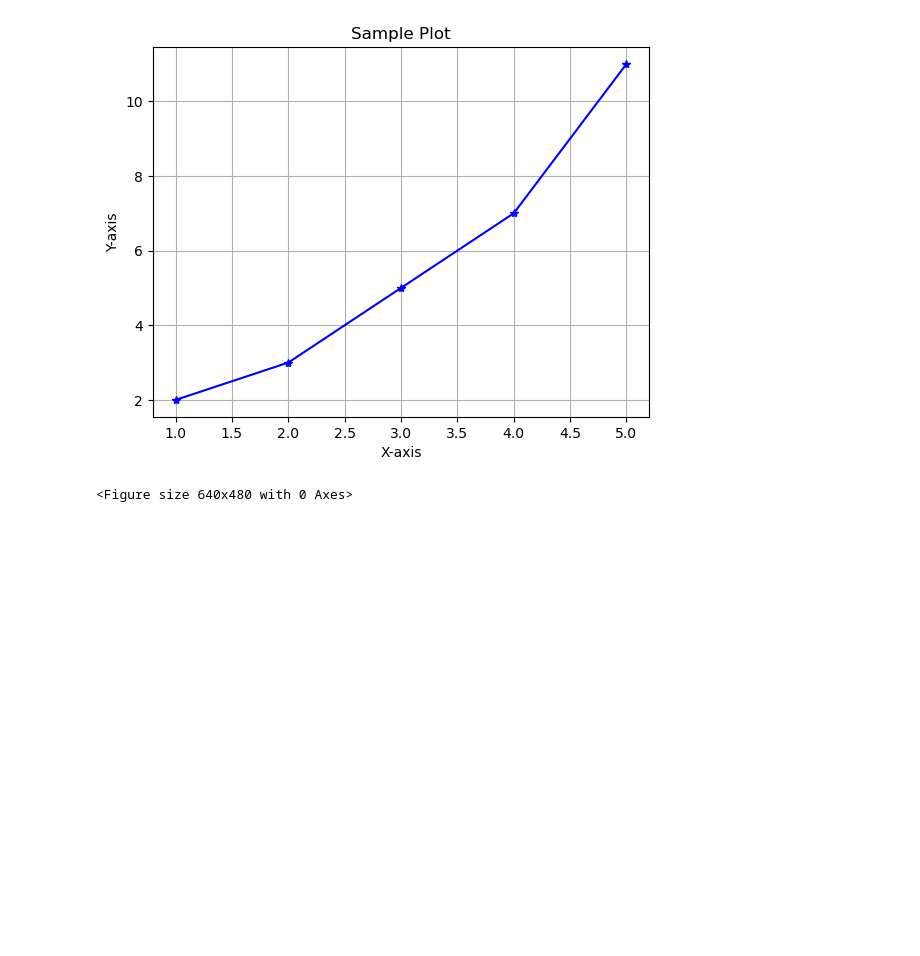
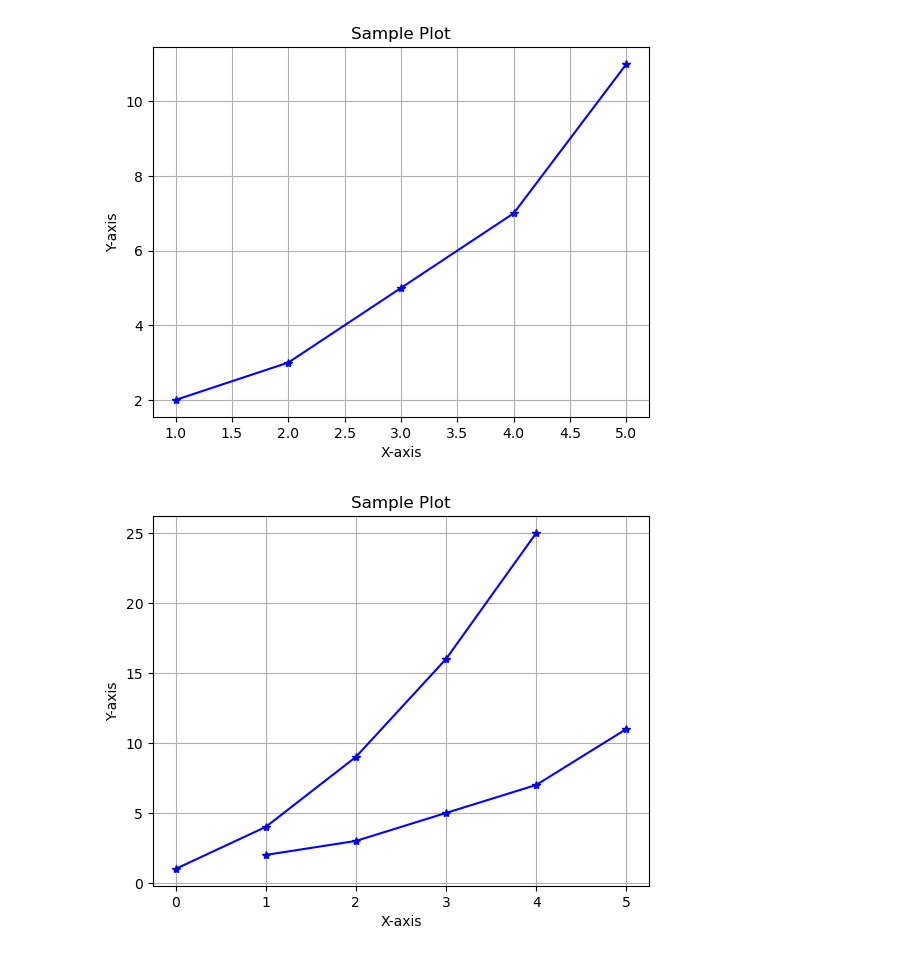
Before and after one commit to gayathriuthamaraj/data_visualization, a Jupyter notebook: lab-01.ipynb, the cells around one changed output. Cells and saved outputs as stored; diff of their text form; code cells hidden in the pictures; blank space fills up the shorter version.

```diff
--- a/lab-01.ipynb
+++ b/lab-01.ipynb
@@ -17,6 +17,14 @@ plt.savefig('sample_plot.png', dpi=300, bbox_inches='tight')
 # %% [output]
 [figure]
 # %%
-#save the image
+x = [1, 2, 3, 4, 5]
+y = [2, 3, 5, 7, 11]
+z = [1, 4, 9, 16, 25]
+plt.plot(x, y, z, marker='*', linestyle = '-', color='b')
+plt.title('Sample Plot')
+plt.xlabel('X-axis')
+plt.ylabel('Y-axis')
+plt.grid(True)
+plt.savefig('sample_plot.png', dpi=300, bbox_inches='tight')
 # %% [output]
-<Figure size 640x480 with 0 Axes>
+[figure, added]
```
Also changed, not shown: 1 other file.
